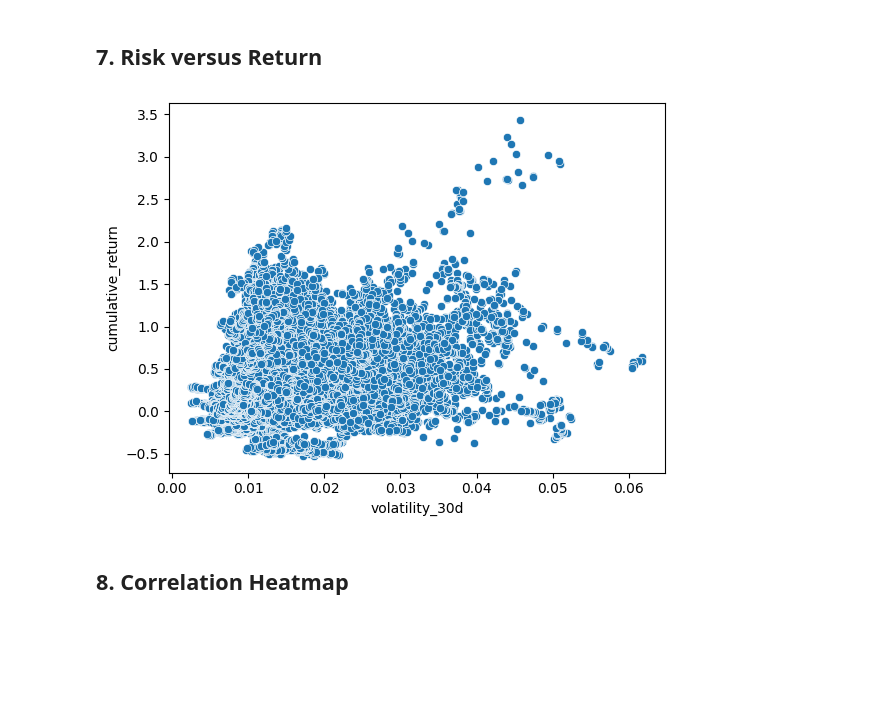
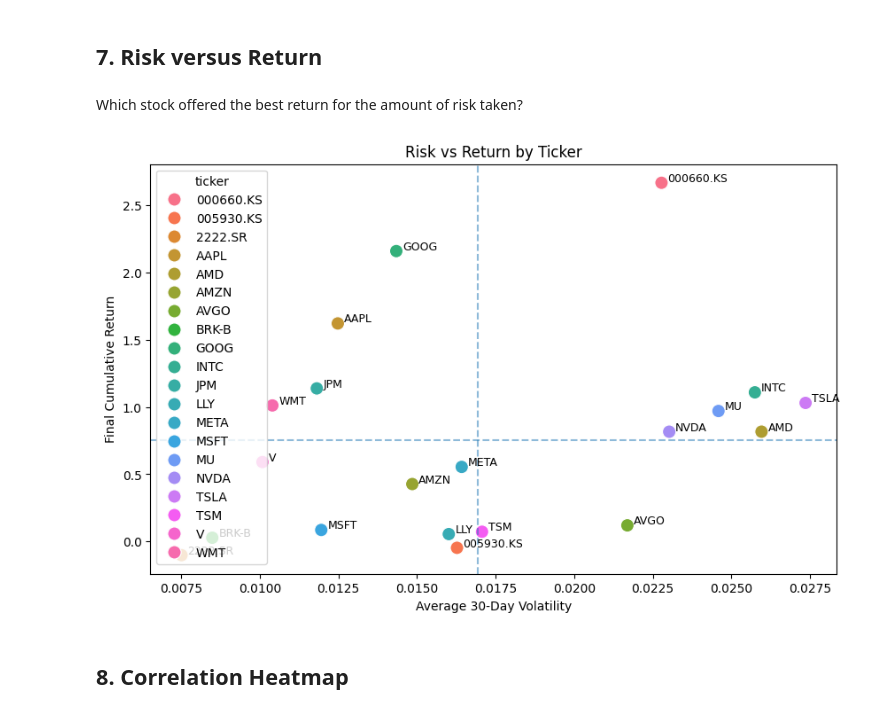
Before and after one commit to EltonSilva97/Automated-Data-Pipeline-for-Financial-Data, a Jupyter notebook: notebooks/02_analysis_overview.ipynb, the cells around one changed output. Cells and saved outputs as stored; diff of their text form; code cells hidden in the pictures; blank space fills up the shorter version.

```diff
--- a/notebooks/02_analysis_overview.ipynb
+++ b/notebooks/02_analysis_overview.ipynb
@@ -113,15 +115,56 @@ plt.show()
 [figure]
 # %% [markdown]
 ## 7. Risk versus Return
+# %% [markdown]
+Which stock offered the best return for the amount of risk taken?
+# %%
+risk_return = (
+    prices.groupby("ticker")
+    .agg(
+        avg_volatility=("volatility_30d", "mean"),
+        final_return=("cumulative_return", "last"),
+        max_drawdown=("drawdown", "min")
+    )
+    .reset_index()
+)
 # %%
+plt.figure(figsize=(10, 6))
+
 sns.scatterplot(
-    data=prices,
-    x="volatility_30d",
-    y="cumulative_return",
+    data=risk_return,
+    x="avg_volatility",
+    y="final_return",
+    hue="ticker",
+    s=120
 )
+
+for _, row in risk_return.iterrows():
+    plt.text(
+        row["avg_volatility"] + 0.0002,
+        row["final_return"] + 0.01,
+        row["ticker"],
+        fontsize=9
+    )
+
+plt.xlabel("Average 30-Day Volatility")
+plt.ylabel("Final Cumulative Return")
+plt.title("Risk vs Return by Ticker")
+
+plt.axhline(
+    risk_return["final_return"].mean(),
+    linestyle="--",
+    alpha=0.5
+)
+
+plt.axvline(
+    risk_return["avg_volatility"].mean(),
+    linestyle="--",
+    alpha=0.5
+)
+
 plt.show()
 # %% [output]
-[figure, old version]
+[figure, new version]
 # %% [markdown]
 ## 8. Correlation Heatmap
 # %%
```
Also changed, not shown: parts of 2 cells of this notebook, 25 other files.
